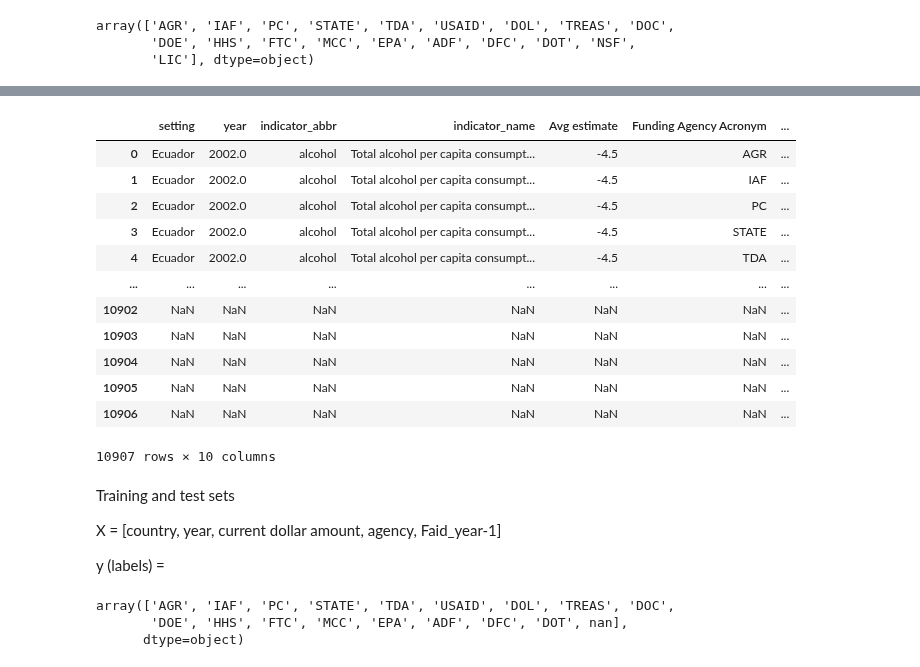
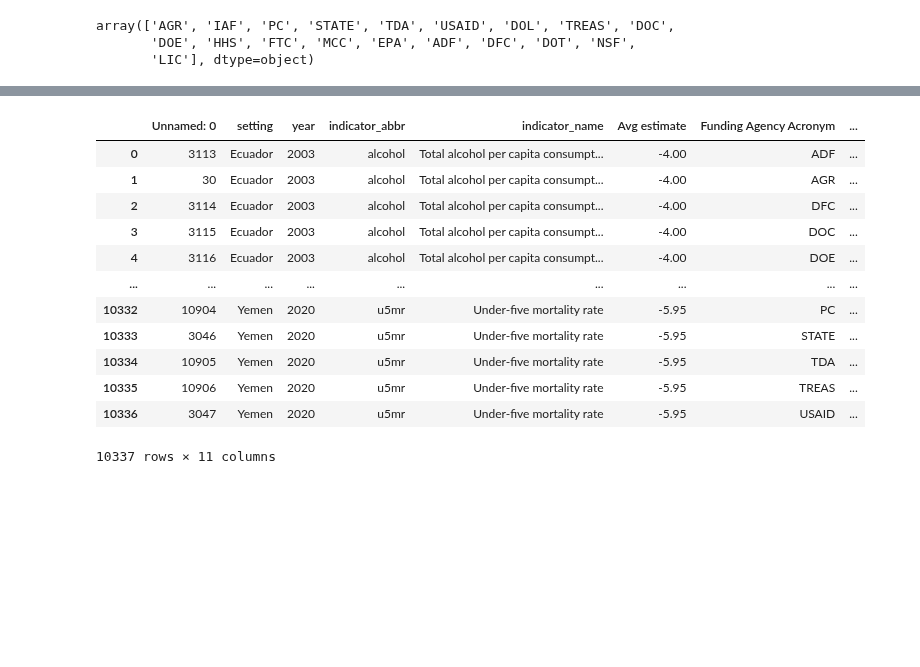
Before and after one commit to chriscallahan99/DataScience_Final_Project, a Jupyter notebook: DS_Milestone_2.ipynb, the cells around one changed output, grey strips where cells are left out. Cells and saved outputs as stored; diff of their text form; code cells hidden in the pictures; blank space fills up the shorter version.

Commit message:
final dataset, milestone 2

```diff
--- a/DS_Milestone_2.ipynb
+++ b/DS_Milestone_2.ipynb
@@ -774,28 +846,19 @@ if beta(agr(AF)) > beta(agr(SA)) => maarginal +\$1 to agr is better for Africa t
-# %%
-merged_df
-# %% [output]
-|  | setting | year | indicator_abbr | indicator_name | Avg estimate | Funding Agency Acronym | ... |
-| 0 | Ecuador | 2002.0 | alcohol | Total alcohol per capita consumpt... | -4.5 | AGR | ... |
-| 1 | Ecuador | 2002.0 | alcohol | Total alcohol per capita consumpt... | -4.5 | IAF | ... |
-| 2 | Ecuador | 2002.0 | alcohol | Total alcohol per capita consumpt... | -4.5 | PC | ... |
-| 3 | Ecuador | 2002.0 | alcohol | Total alcohol per capita consumpt... | -4.5 | STATE | ... |
-| 4 | Ecuador | 2002.0 | alcohol | Total alcohol per capita consumpt... | -4.5 | TDA | ... |
-| ... | ... | ... | ... | ... | ... | ... | ... |
-| 10902 | NaN | NaN | NaN | NaN | NaN | NaN | ... |
-| 10903 | NaN | NaN | NaN | NaN | NaN | NaN | ... |
-| 10904 | NaN | NaN | NaN | NaN | NaN | NaN | ... |
-| 10905 | NaN | NaN | NaN | NaN | NaN | NaN | ... |
-| 10906 | NaN | NaN | NaN | NaN | NaN | NaN | ... |
-10907 rows × 10 columns
-# %% [markdown]
-Training and test sets
-
-X = \[country, year, current dollar amount, agency, Faid_year-1\]
-
-y (labels) =
-# %%
-merged_df['Funding Agency Acronym'].unique()
-# %% [output]
-array(['AGR', 'IAF', 'PC', 'STATE', 'TDA', 'USAID', 'DOL', 'TREAS', 'DOC',
-       'DOE', 'HHS', 'FTC', 'MCC', 'EPA', 'ADF', 'DFC', 'DOT', nan],
-      dtype=object)
+# %%
+# Do more data cleaning with excel on merged_df to get final_dataset
+final_dataset = pd.read_csv(os.path.join("..","WHO_datasets", "final_dataset.csv"))
+# %%
+final_dataset
+# %% [output]
+|  | Unnamed: 0 | setting | year | indicator_abbr | indicator_name | Avg estimate | Funding Agency Acronym | ... |
+| 0 | 3113 | Ecuador | 2003 | alcohol | Total alcohol per capita consumpt... | -4.00 | ADF | ... |
+| 1 | 30 | Ecuador | 2003 | alcohol | Total alcohol per capita consumpt... | -4.00 | AGR | ... |
+| 2 | 3114 | Ecuador | 2003 | alcohol | Total alcohol per capita consumpt... | -4.00 | DFC | ... |
+| 3 | 3115 | Ecuador | 2003 | alcohol | Total alcohol per capita consumpt... | -4.00 | DOC | ... |
+| 4 | 3116 | Ecuador | 2003 | alcohol | Total alcohol per capita consumpt... | -4.00 | DOE | ... |
+| ... | ... | ... | ... | ... | ... | ... | ... | ... |
+| 10332 | 10904 | Yemen | 2020 | u5mr | Under-five mortality rate | -5.95 | PC | ... |
+| 10333 | 3046 | Yemen | 2020 | u5mr | Under-five mortality rate | -5.95 | STATE | ... |
+| 10334 | 10905 | Yemen | 2020 | u5mr | Under-five mortality rate | -5.95 | TDA | ... |
+| 10335 | 10906 | Yemen | 2020 | u5mr | Under-five mortality rate | -5.95 | TREAS | ... |
+| 10336 | 3047 | Yemen | 2020 | u5mr | Under-five mortality rate | -5.95 | USAID | ... |
+10337 rows × 11 columns
```
Also changed, not shown: parts of 20 cells of this notebook, 4 other files.
